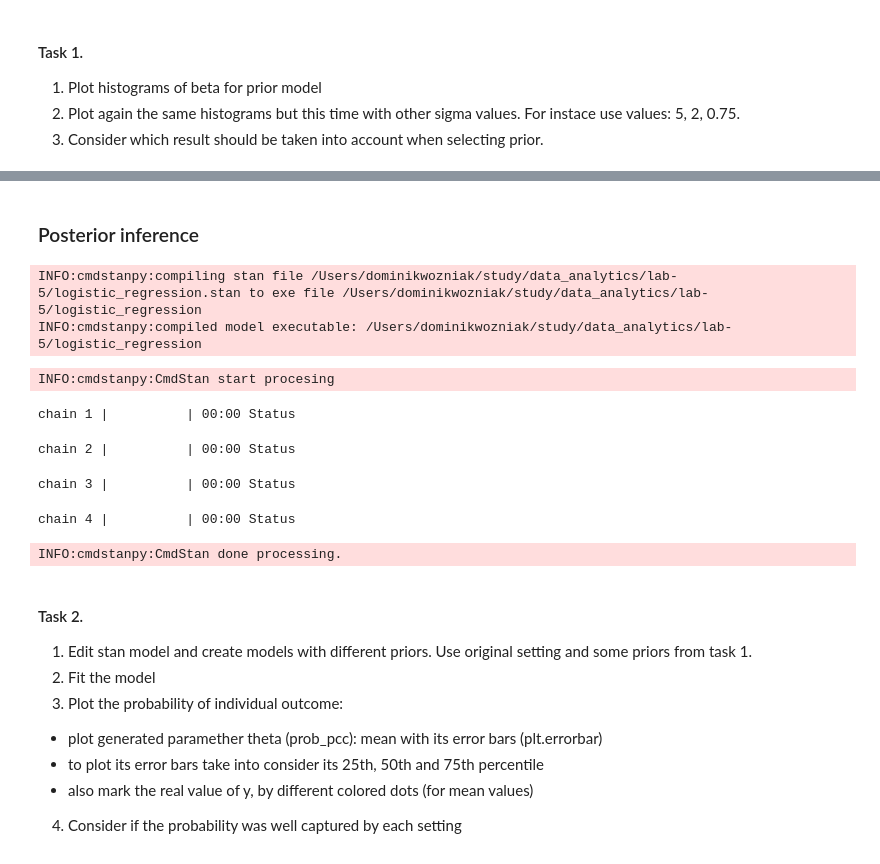
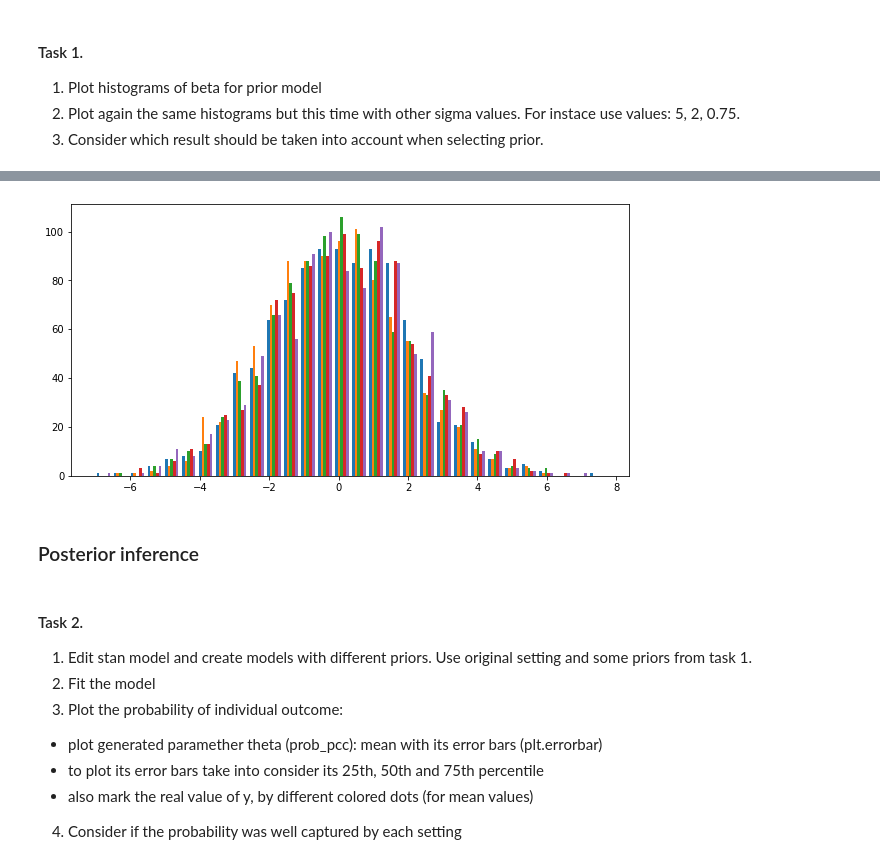
Before and after one commit to dominikwozniak/data-analytics, a Jupyter notebook: lab-5/lab-5.ipynb, the cells around one changed output, grey strips where cells are left out. Saved outputs shown, nothing was run; the diff lists cells and outputs as text; code cells hidden in the pictures.

```diff
--- a/lab-5/lab-5.ipynb
+++ b/lab-5/lab-5.ipynb
@@ -68,21 +113,10 @@ INFO:cmdstanpy:CmdStan done processing.
+# %%
+beta = sim_ppc1.stan_variable(var='beta')
+
+plt.figure(figsize=(10,5))
+plt.hist(beta, bins=30)
+plt.show()
+# %% [output]
+[figure, added]
 # %% [markdown]
 ### Posterior inference
-# %%
-model = CmdStanModel(stan_file='logistic_regression.stan')
-# %% [output]
-INFO:cmdstanpy:compiling stan file /Users/dominikwozniak/study/data_analytics/lab-5/logistic_regression.stan to exe file /Users/dominikwozniak/study/data_analytics/lab-5/logistic_regression
-INFO:cmdstanpy:compiled model executable: /Users/dominikwozniak/study/data_analytics/lab-5/logistic_regression
-# %%
-data_dict = dict(N = data.shape[0],
-                 M = 5,
-                 X = data.iloc[:,0:5].values,
-                 y = data.y.values
-                 )
-fit = model.sample(data=data_dict, seed=4938483)
-# %% [output]
-INFO:cmdstanpy:CmdStan start procesing
-chain 1 |          | 00:00 Status
-chain 2 |          | 00:00 Status
-chain 3 |          | 00:00 Status
-chain 4 |          | 00:00 Status
-INFO:cmdstanpy:CmdStan done processing.
```
Also changed, not shown: parts of 12 cells of this notebook.
